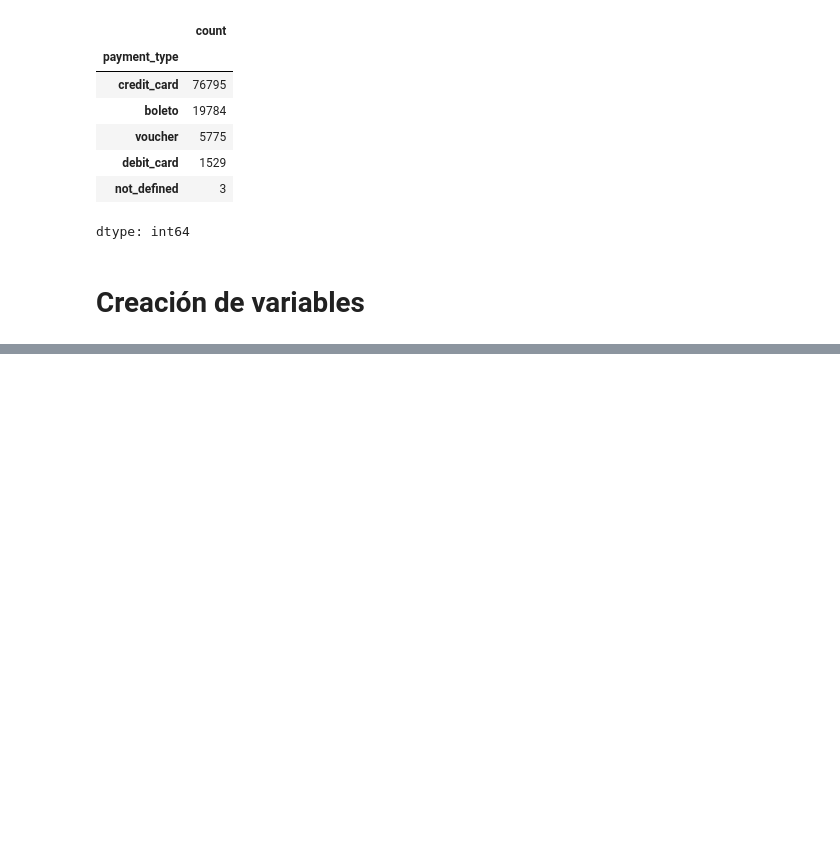
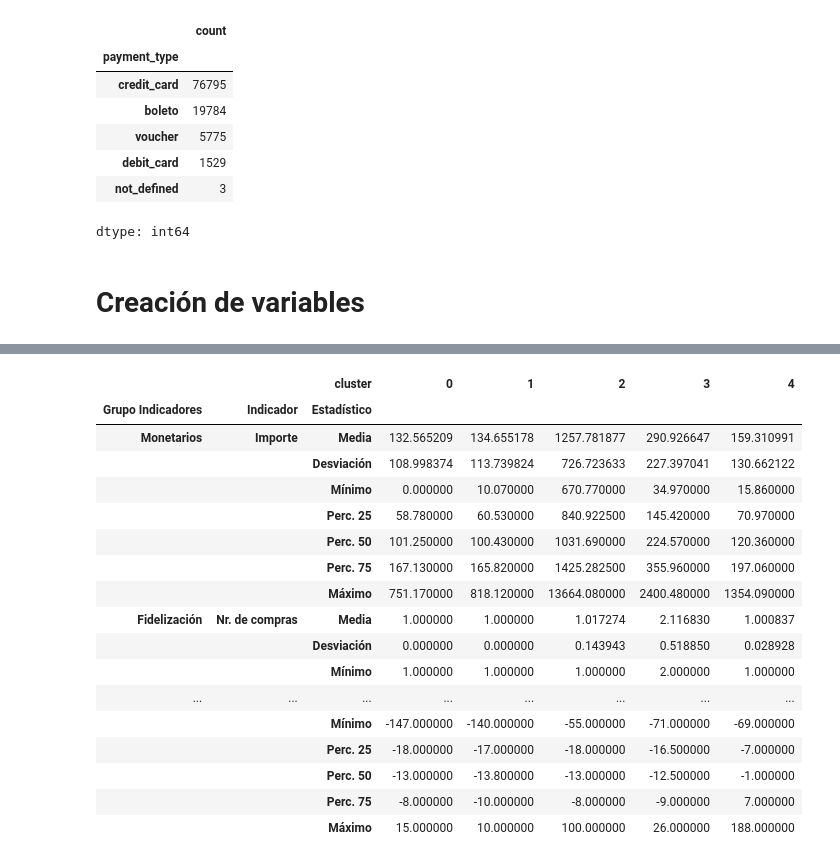
Before and after one commit to KARENCMP82/Python, a Jupyter notebook: 6_KMEANS_RRB_MOD.ipynb, the cells around one changed output, grey strips where cells are left out. Drawn from its saved outputs; the diff is of its cells as text; code cells hidden in the pictures; blank space fills up the shorter version.

```diff
--- a/6_KMEANS_RRB_MOD.ipynb
+++ b/6_KMEANS_RRB_MOD.ipynb
@@ -258,0 +662,2 @@ dtype: int64
+# %%
+ficha_df = pd.DataFrame()
@@ -258,0 +672,59 @@ dtype: int64
+# %%
+# generamos nuestro multiindex
+out_index = [
+    "Monetarios",
+    "Fidelización",
+    "Fidelización",
+    "Logística"
+    # VARIABLES IDEADAS POR LOS ALUMNOS
+    # "Compras",
+    # "Compras"
+] #comentario: Define una lista con categorías principales para el multiíndice (ej: "Monetarios", "Fidelización").
+
+inner_index = [
+    "Importe",
+    "Nr. de compras",
+    "Última compra",
+    "Retrasos"
+    # VARIABLES IDEADAS POR LOS ALUMNOS
+    # "Fin de semana",
+    # "Horario Laboral"
+] #comentario: Define una lista con subcategorías dentro de cada categoría principal (ej: "Importe", "Nr. de compras").
+
+estadisticos = ["Media", "Desviación", "Mínimo", "Perc. 25", "Perc. 50", "Perc. 75", "Máximo"] #comentario: Define una lista con los nombres de las estadísticas
+# que se van a mostrar (ej: "Media", "Desviación").
+
+new_multi_index = []
+
+for oi, ii, in zip(out_index, inner_index):
+    for es in estadisticos:
+        new_multi_index.append((oi, ii, es)) #comentario: Crea una lista de tuplas, combinando cada categoría principal, subcategoría y estadística para formar el
+        #multiíndice final.
+# %%
+def generate_multiindex(list_of_tuples, names):
+    return pd.MultiIndex.from_tuples(list_of_tuples, names = names)
+# %%
+names = ["Grupo Indicadores", "Indicador", "Estadístico"]
+index_ficha = generate_multiindex(new_multi_index, names)
+ficha_df.set_index(index_ficha, inplace = True)
+# %%
+ficha_df
+# %% [output]
+|  |  | cluster | 0 | 1 | 2 | 3 | 4 |
+| Grupo Indicadores | Indicador | Estadístico |  |  |  |  |  |
+| Monetarios | Importe | Media | 132.565209 | 134.655178 | 1257.781877 | 290.926647 | 159.310991 |
+|  |  | Desviación | 108.998374 | 113.739824 | 726.723633 | 227.397041 | 130.662122 |
+|  |  | Mínimo | 0.000000 | 10.070000 | 670.770000 | 34.970000 | 15.860000 |
+|  |  | Perc. 25 | 58.780000 | 60.530000 | 840.922500 | 145.420000 | 70.970000 |
+|  |  | Perc. 50 | 101.250000 | 100.430000 | 1031.690000 | 224.570000 | 120.360000 |
+|  |  | Perc. 75 | 167.130000 | 165.820000 | 1425.282500 | 355.960000 | 197.060000 |
+|  |  | Máximo | 751.170000 | 818.120000 | 13664.080000 | 2400.480000 | 1354.090000 |
+| Fidelización | Nr. de compras | Media | 1.000000 | 1.000000 | 1.017274 | 2.116830 | 1.000837 |
+|  |  | Desviación | 0.000000 | 0.000000 | 0.143943 | 0.518850 | 0.028928 |
+|  |  | Mínimo | 1.000000 | 1.000000 | 1.000000 | 2.000000 | 1.000000 |
+| ... | ... | ... | ... | ... | ... | ... | ... |
+|  |  | Mínimo | -147.000000 | -140.000000 | -55.000000 | -71.000000 | -69.000000 |
+|  |  | Perc. 25 | -18.000000 | -17.000000 | -18.000000 | -16.500000 | -7.000000 |
+|  |  | Perc. 50 | -13.000000 | -13.800000 | -13.000000 | -12.500000 | -1.000000 |
+|  |  | Perc. 75 | -8.000000 | -10.000000 | -8.000000 | -9.000000 | 7.000000 |
+|  |  | Máximo | 15.000000 | 10.000000 | 100.000000 | 26.000000 | 188.000000 |
```
Also changed, not shown: parts of 48 cells of this notebook.
